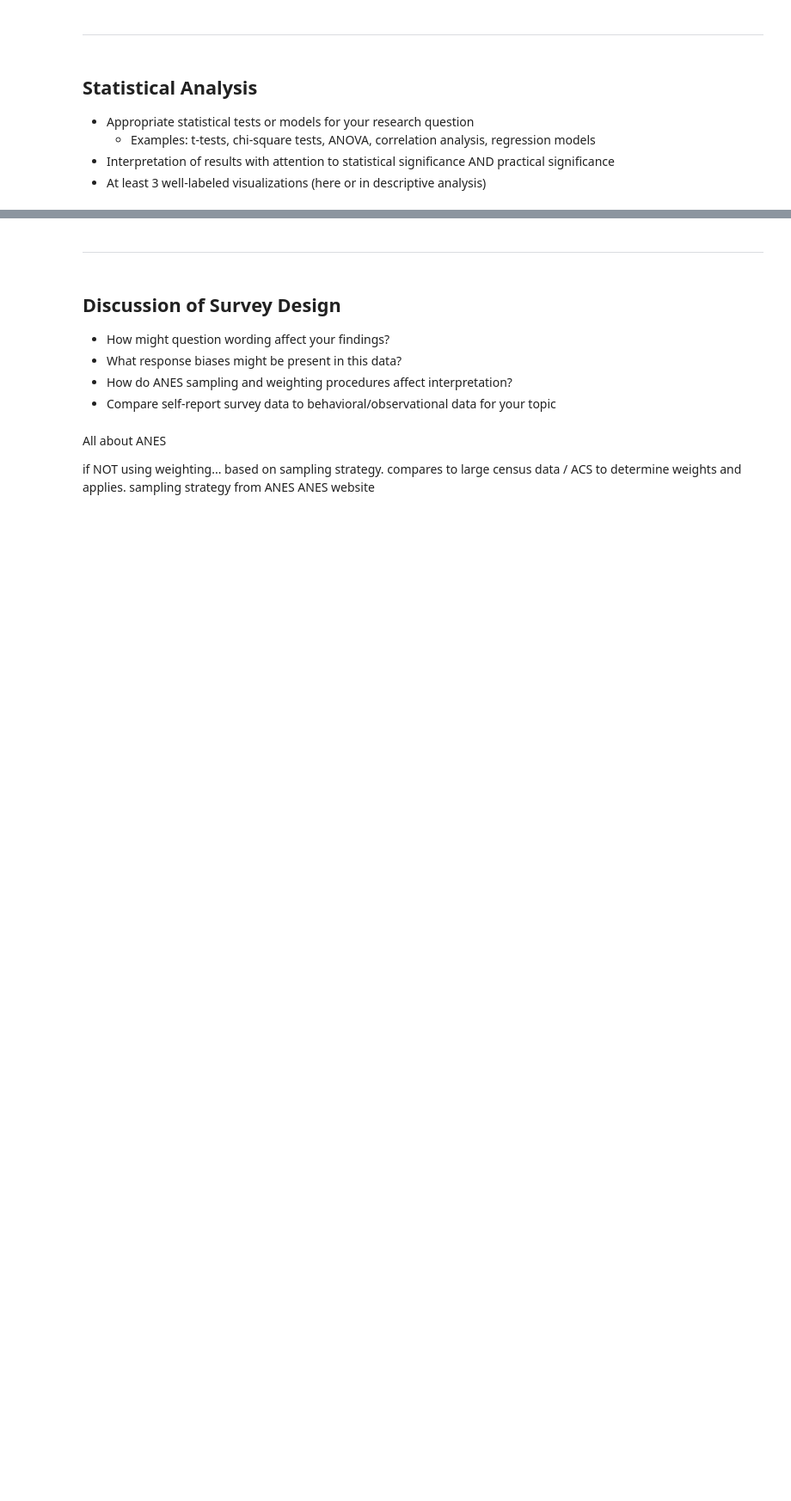
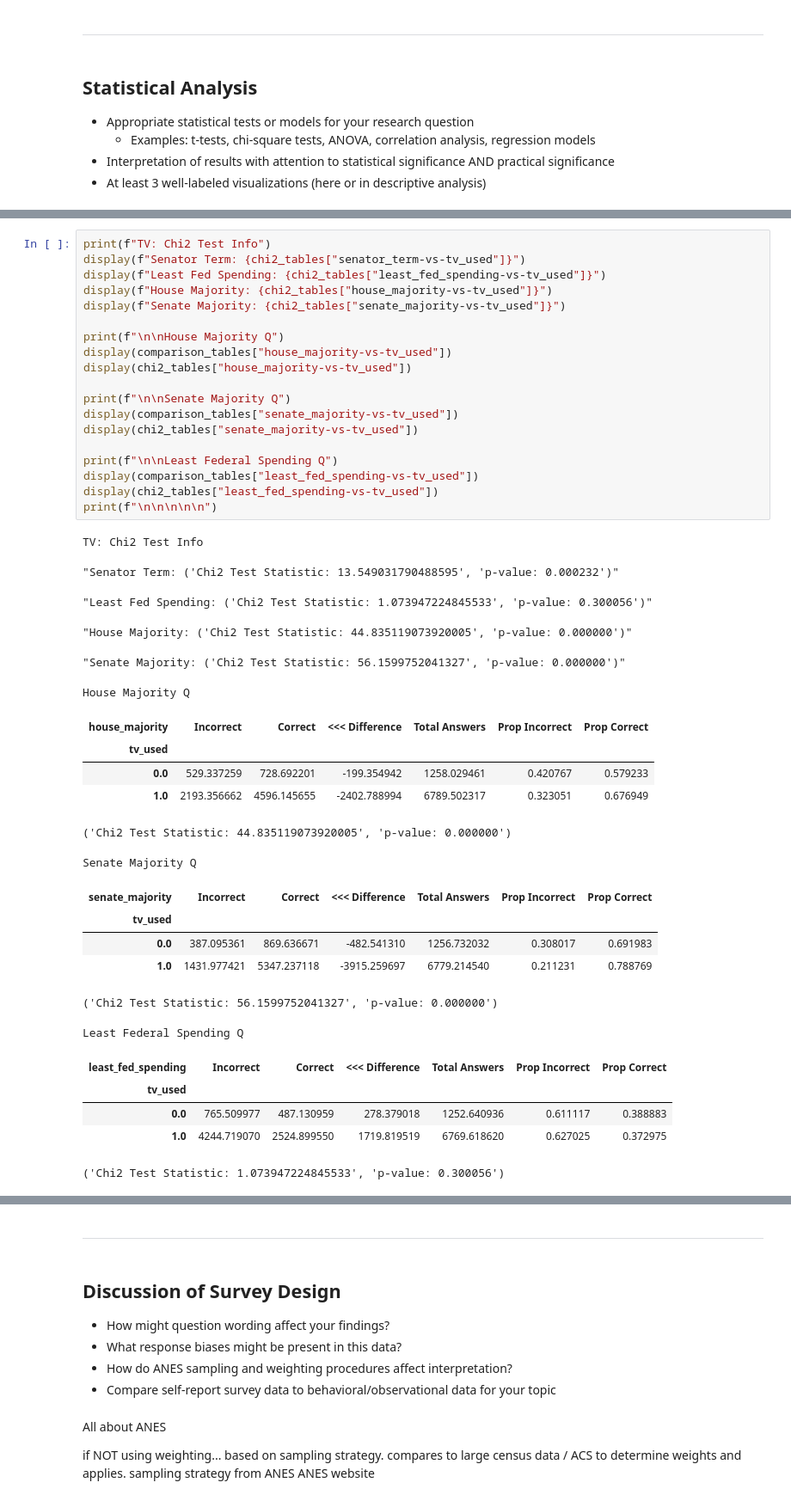
Before and after one commit to npisar/SI313-homework, a Jupyter notebook: module assignments/pisarczyk_Surveys Assignment.ipynb, the cells around one changed output, grey strips where cells are left out. Shown at 86% size. Saved outputs shown, nothing was run; the diff lists cells and outputs as text; blank space fills up the shorter version.

```diff
--- a/module assignments/pisarczyk_Surveys Assignment.ipynb
+++ b/module assignments/pisarczyk_Surveys Assignment.ipynb
@@ -389,0 +675,43 @@ interpretation of the graphs results here
+# %%
+print(f"TV: Chi2 Test Info")
+display(f"Senator Term: {chi2_tables["senator_term-vs-tv_used"]}")
+display(f"Least Fed Spending: {chi2_tables["least_fed_spending-vs-tv_used"]}")
+display(f"House Majority: {chi2_tables["house_majority-vs-tv_used"]}")
+display(f"Senate Majority: {chi2_tables["senate_majority-vs-tv_used"]}")
+
+print(f"\n\nHouse Majority Q")
+display(comparison_tables["house_majority-vs-tv_used"])
+display(chi2_tables["house_majority-vs-tv_used"])
+
+print(f"\n\nSenate Majority Q")
+display(comparison_tables["senate_majority-vs-tv_used"])
+display(chi2_tables["senate_majority-vs-tv_used"])
+
+print(f"\n\nLeast Federal Spending Q")
+display(comparison_tables["least_fed_spending-vs-tv_used"])
+display(chi2_tables["least_fed_spending-vs-tv_used"])
+print(f"\n\n\n\n\n")
+# %% [output]
+TV: Chi2 Test Info
+"Senator Term: ('Chi2 Test Statistic: 13.549031790488595', 'p-value: 0.000232')"
+"Least Fed Spending: ('Chi2 Test Statistic: 1.073947224845533', 'p-value: 0.300056')"
+"House Majority: ('Chi2 Test Statistic: 44.835119073920005', 'p-value: 0.000000')"
+"Senate Majority: ('Chi2 Test Statistic: 56.1599752041327', 'p-value: 0.000000')"
+House Majority Q
+| house_majority | Incorrect | Correct | <<< Difference | Total Answers | Prop Incorrect | Prop Correct |
+| tv_used |  |  |  |  |  |  |
+| 0.0 | 529.337259 | 728.692201 | -199.354942 | 1258.029461 | 0.420767 | 0.579233 |
+| 1.0 | 2193.356662 | 4596.145655 | -2402.788994 | 6789.502317 | 0.323051 | 0.676949 |
+('Chi2 Test Statistic: 44.835119073920005', 'p-value: 0.000000')
+Senate Majority Q
+| senate_majority | Incorrect | Correct | <<< Difference | Total Answers | Prop Incorrect | Prop Correct |
+| tv_used |  |  |  |  |  |  |
+| 0.0 | 387.095361 | 869.636671 | -482.541310 | 1256.732032 | 0.308017 | 0.691983 |
+| 1.0 | 1431.977421 | 5347.237118 | -3915.259697 | 6779.214540 | 0.211231 | 0.788769 |
+('Chi2 Test Statistic: 56.1599752041327', 'p-value: 0.000000')
+Least Federal Spending Q
+| least_fed_spending | Incorrect | Correct | <<< Difference | Total Answers | Prop Incorrect | Prop Correct |
+| tv_used |  |  |  |  |  |  |
+| 0.0 | 765.509977 | 487.130959 | 278.379018 | 1252.640936 | 0.611117 | 0.388883 |
+| 1.0 | 4244.719070 | 2524.899550 | 1719.819519 | 6769.618620 | 0.627025 | 0.372975 |
+('Chi2 Test Statistic: 1.073947224845533', 'p-value: 0.300056')
```
Also changed, not shown: parts of 21 cells of this notebook.
